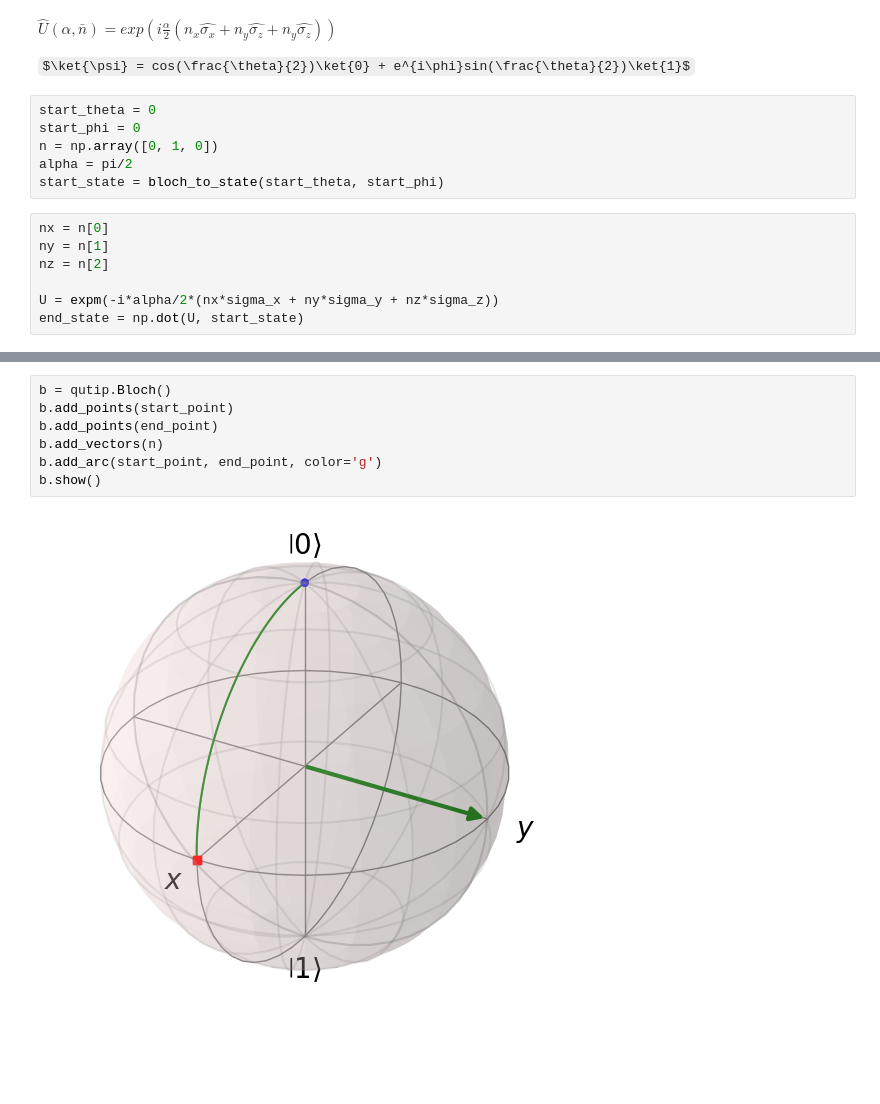
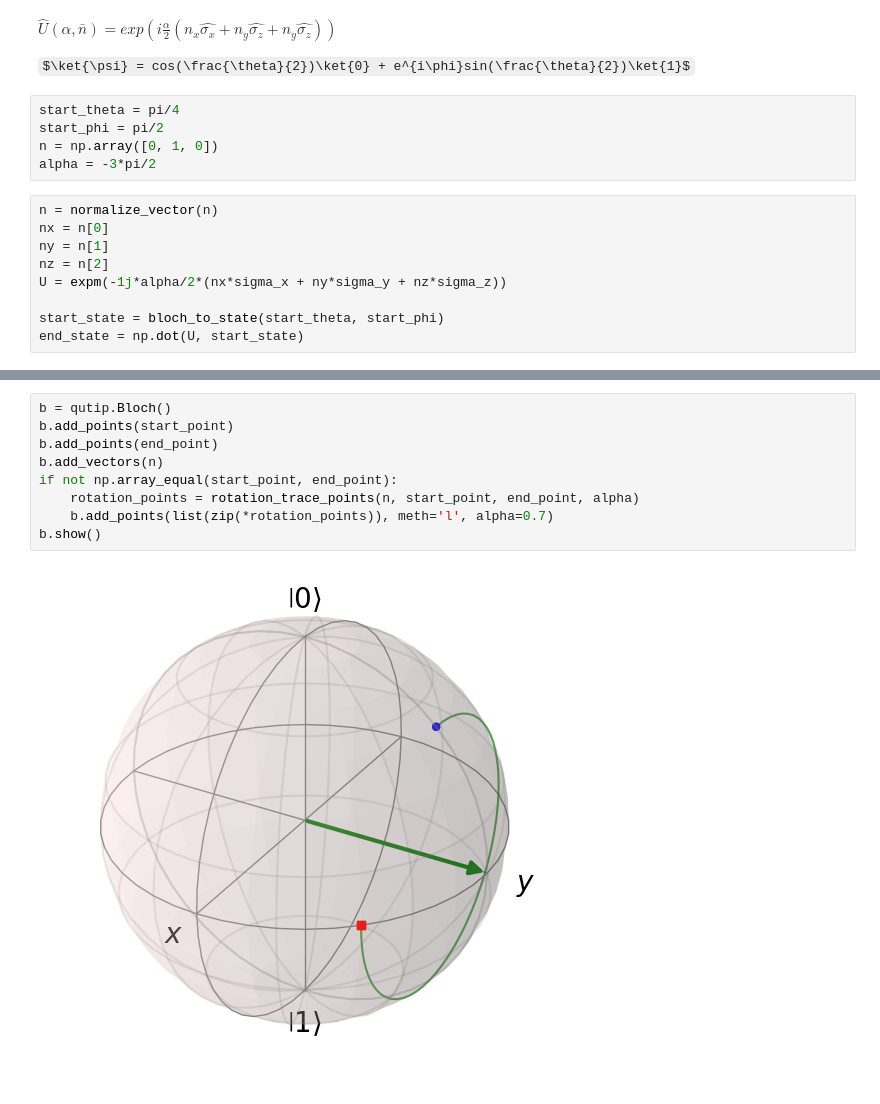
Before and after one commit to ZadneprovskiyNikolay/bloch_rotation, a Jupyter notebook: main.ipynb, the cells around one changed output, grey strips where cells are left out. Saved outputs shown, nothing was run; the diff lists cells and outputs as text; some formulas as TeX source; blank space fills up the shorter version.

Commit message:
feat: visualize rotation path properly

```diff
--- a/main.ipynb
+++ b/main.ipynb
@@ -19,17 +18,18 @@ $\hat{U}(\alpha, \bar{n}) = exp({i\frac{\alpha}{2}(n_x\hat{\sigma_x} + n_y\hat{\
 
 $\ket{\psi} = cos(\frac{\theta}{2})\ket{0} + e^{i\phi}sin(\frac{\theta}{2})\ket{1}$
 # %%
-start_theta = 0
-start_phi = 0
+start_theta = pi/4
+start_phi = pi/2
 n = np.array([0, 1, 0])
-alpha = pi/2
-start_state = bloch_to_state(start_theta, start_phi)
+alpha = -3*pi/2
 # %%
+n = normalize_vector(n)
 nx = n[0]
 ny = n[1]
 nz = n[2]
+U = expm(-1j*alpha/2*(nx*sigma_x + ny*sigma_y + nz*sigma_z))
 
-U = expm(-i*alpha/2*(nx*sigma_x + ny*sigma_y + nz*sigma_z))
+start_state = bloch_to_state(start_theta, start_phi)
 end_state = np.dot(U, start_state)
 # %%
 theta, phi = state_to_bloch(start_state)
@@ -55,9 +55,11 @@ End state
 # %%
 b = qutip.Bloch()
 b.add_points(start_point)
 b.add_points(end_point)
 b.add_vectors(n)
-b.add_arc(start_point, end_point, color='g')
+if not np.array_equal(start_point, end_point):
+    rotation_points = rotation_trace_points(n, start_point, end_point, alpha)
+    b.add_points(list(zip(*rotation_points)), meth='l', alpha=0.7)
 b.show()
 # %% [output]
-[figure, old version]
+[figure, new version]
```
Also changed, not shown: parts of 4 cells of this notebook, 2 other files.
